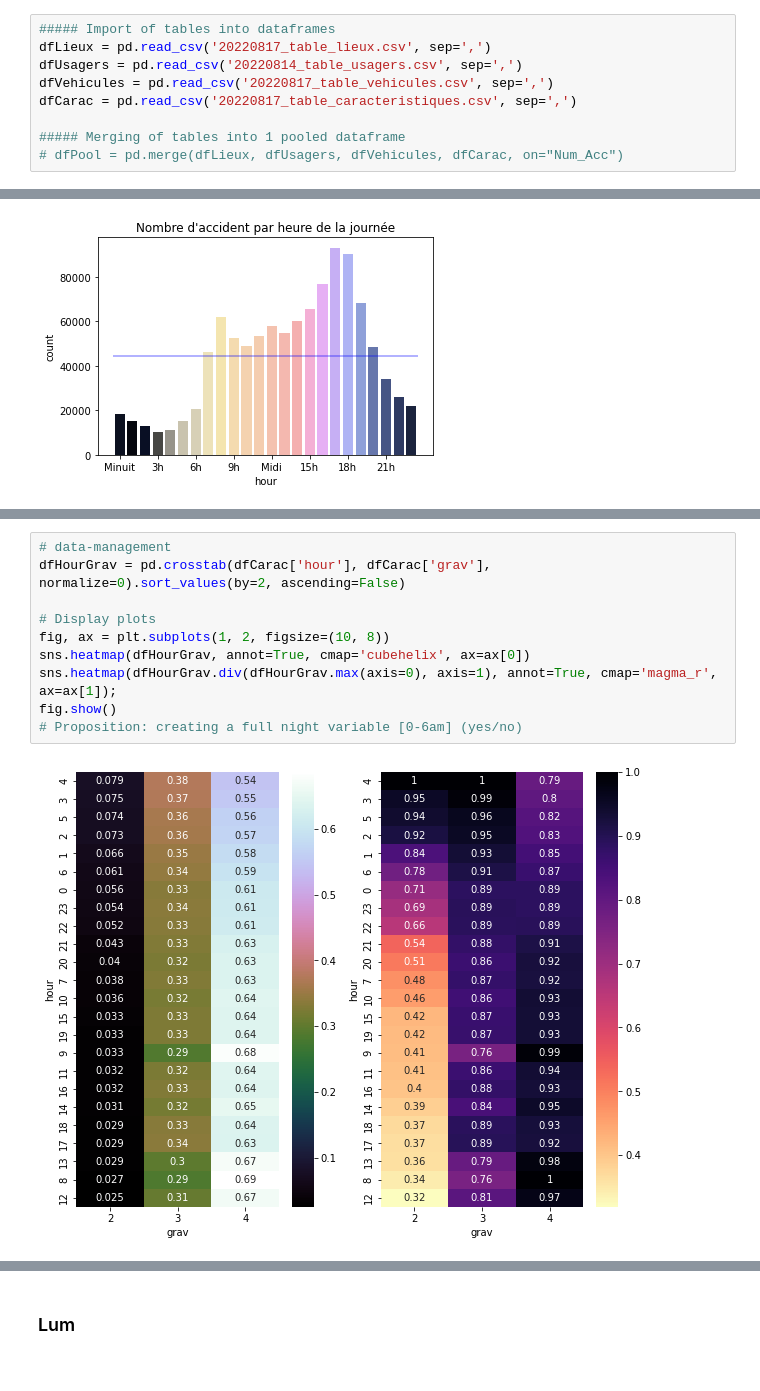
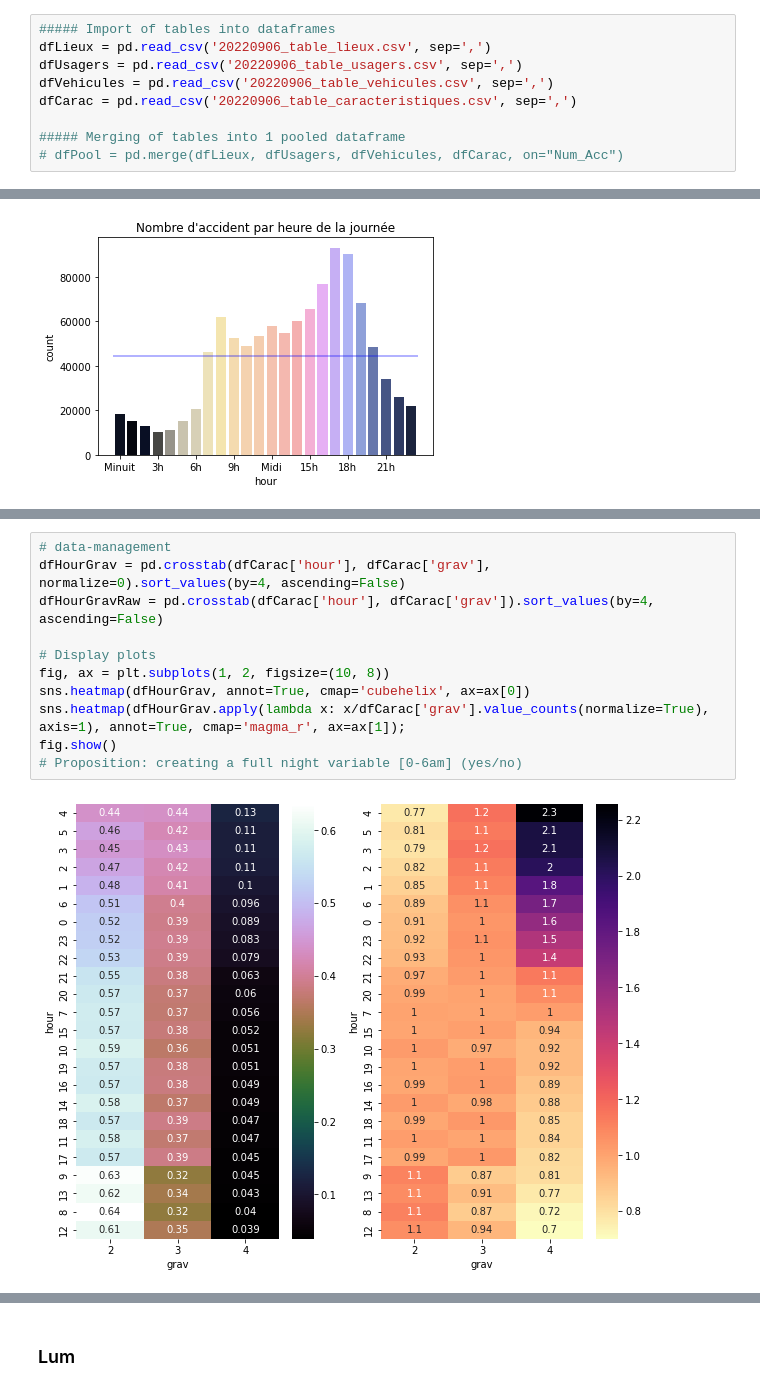
Before and after one commit to YacineHajjiDataScientist/20220814_dsProject, a Jupyter notebook: 20220821_projectDS.ipynb, the cells around one changed output, grey strips where cells are left out. Cells and saved outputs as stored; diff of their text form.

```diff
--- a/20220821_projectDS.ipynb
+++ b/20220821_projectDS.ipynb
@@ -38,9 +57,9 @@ dill.dump_session('notebook_env.db')
 # %%
 ##### Import of tables into dataframes
-dfLieux = pd.read_csv('20220817_table_lieux.csv', sep=',')
-dfUsagers = pd.read_csv('20220814_table_usagers.csv', sep=',')
-dfVehicules = pd.read_csv('20220817_table_vehicules.csv', sep=',')
-dfCarac = pd.read_csv('20220817_table_caracteristiques.csv', sep=',')
+dfLieux = pd.read_csv('20220906_table_lieux.csv', sep=',')
+dfUsagers = pd.read_csv('20220906_table_usagers.csv', sep=',')
+dfVehicules = pd.read_csv('20220906_table_vehicules.csv', sep=',')
+dfCarac = pd.read_csv('20220906_table_caracteristiques.csv', sep=',')
 
 ##### Merging of tables into 1 pooled dataframe
 # dfPool = pd.merge(dfLieux, dfUsagers, dfVehicules, dfCarac, on="Num_Acc")
@@ -521,12 +643,13 @@ sns.barplot(x="hour", y="percentage", hue="grav", data=dfCaracGpByHour,
 # %%
 # data-management
-dfHourGrav = pd.crosstab(dfCarac['hour'], dfCarac['grav'], normalize=0).sort_values(by=2, ascending=False)
+dfHourGrav = pd.crosstab(dfCarac['hour'], dfCarac['grav'], normalize=0).sort_values(by=4, ascending=False)
+dfHourGravRaw = pd.crosstab(dfCarac['hour'], dfCarac['grav']).sort_values(by=4, ascending=False)
 
 # Display plots
 fig, ax = plt.subplots(1, 2, figsize=(10, 8))
 sns.heatmap(dfHourGrav, annot=True, cmap='cubehelix', ax=ax[0])
-sns.heatmap(dfHourGrav.div(dfHourGrav.max(axis=0), axis=1), annot=True, cmap='magma_r', ax=ax[1]);
+sns.heatmap(dfHourGrav.apply(lambda x: x/dfCarac['grav'].value_counts(normalize=True), axis=1), annot=True, cmap='magma_r', ax=ax[1]);
 fig.show()
 # Proposition: creating a full night variable [0-6am] (yes/no)
 # %% [output]
-[figure, old version]
+[figure, new version]
```
Also changed, not shown: parts of 149 cells of this notebook.
